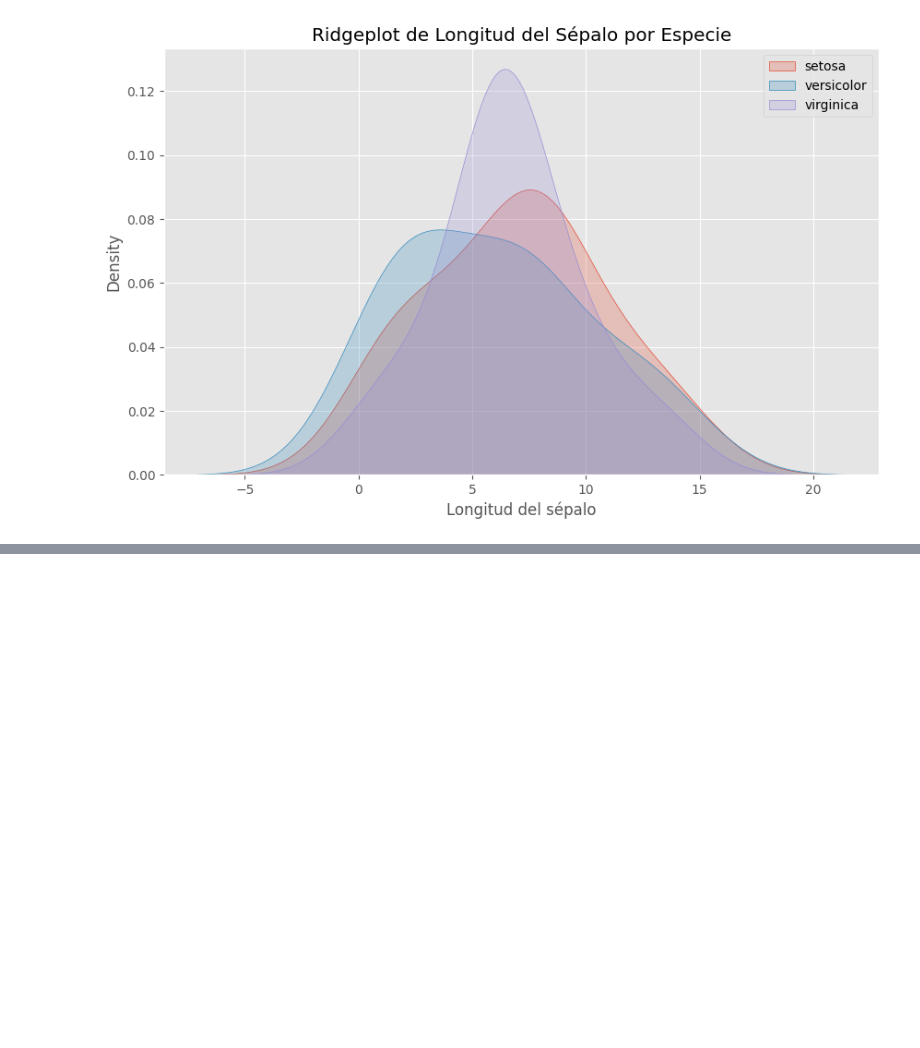
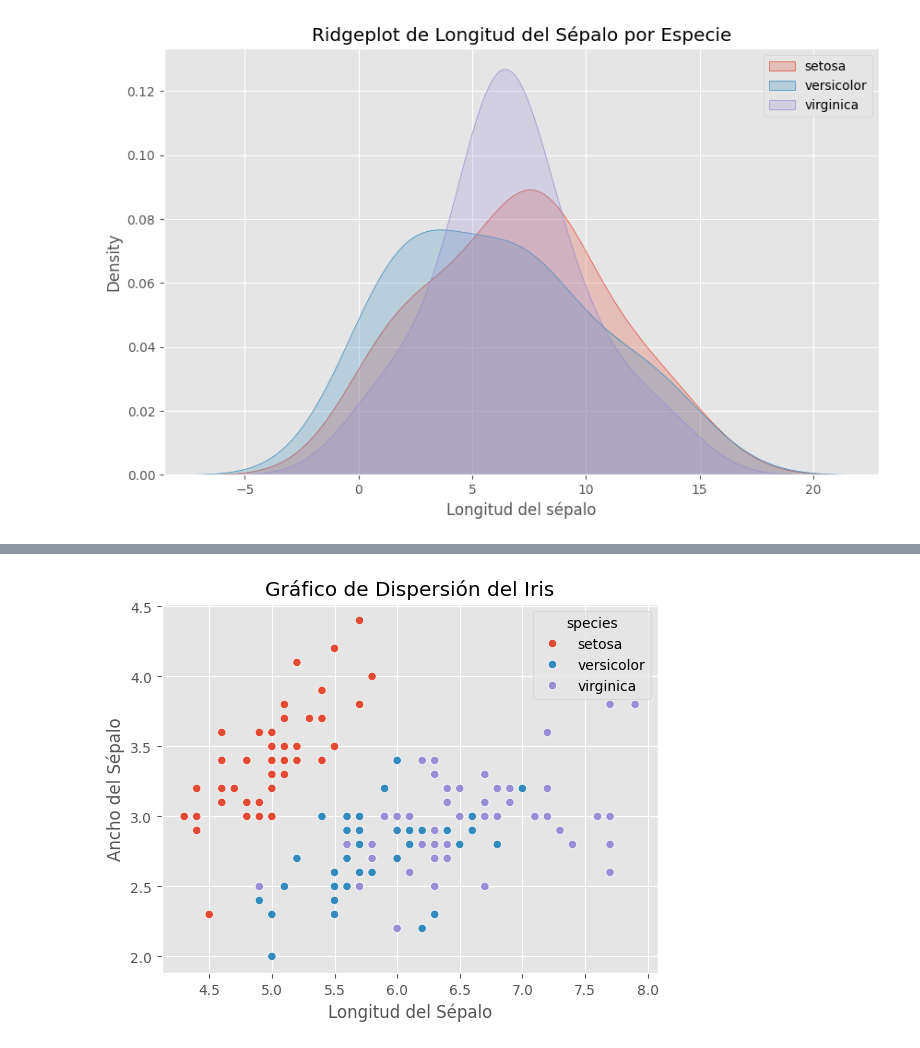
Before and after one commit to lflondo/PythonAnalisisDatos, a Jupyter notebook: AnalisisDatos.ipynb, the cells around one changed output, grey strips where cells are left out. Cells and saved outputs as stored; diff of their text form; code cells hidden in the pictures; blank space fills up the shorter version.

```diff
--- a/AnalisisDatos.ipynb
+++ b/AnalisisDatos.ipynb
@@ -821,0 +825,3 @@ plt.show()
+# %%
+data = sns.load_dataset("iris")
+data, set(data["species"])
@@ -821,0 +844,9 @@ plt.show()
+# %%
+#Grafica de dispersión
+sns.scatterplot(x="sepal_length", y = "sepal_width", hue="species", data=data)
+plt.xlabel("Longitud del Sépalo")
+plt.ylabel("Ancho del Sépalo")
+plt.title("Gráfico de Dispersión del Iris")
+plt.show()
+# %% [output]
+[figure, added]
```
Also changed, not shown: parts of 13 cells of this notebook.
